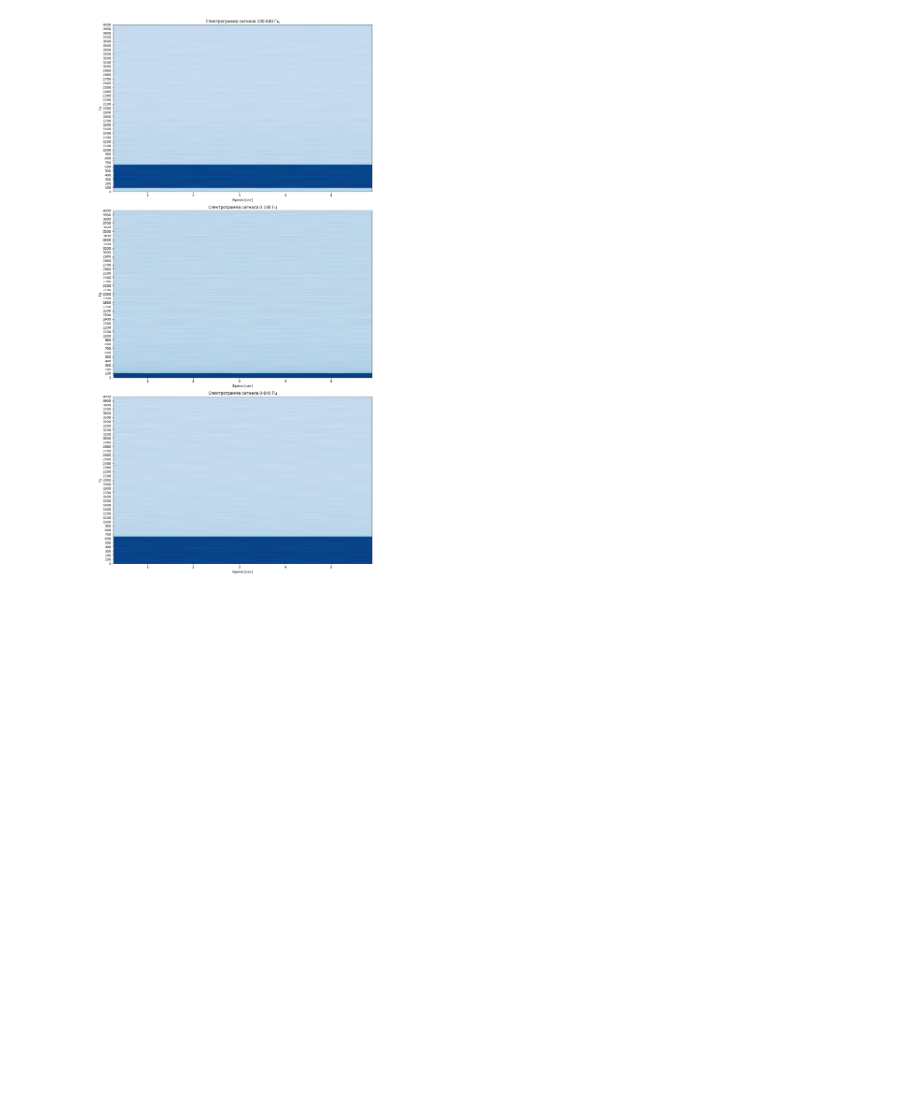
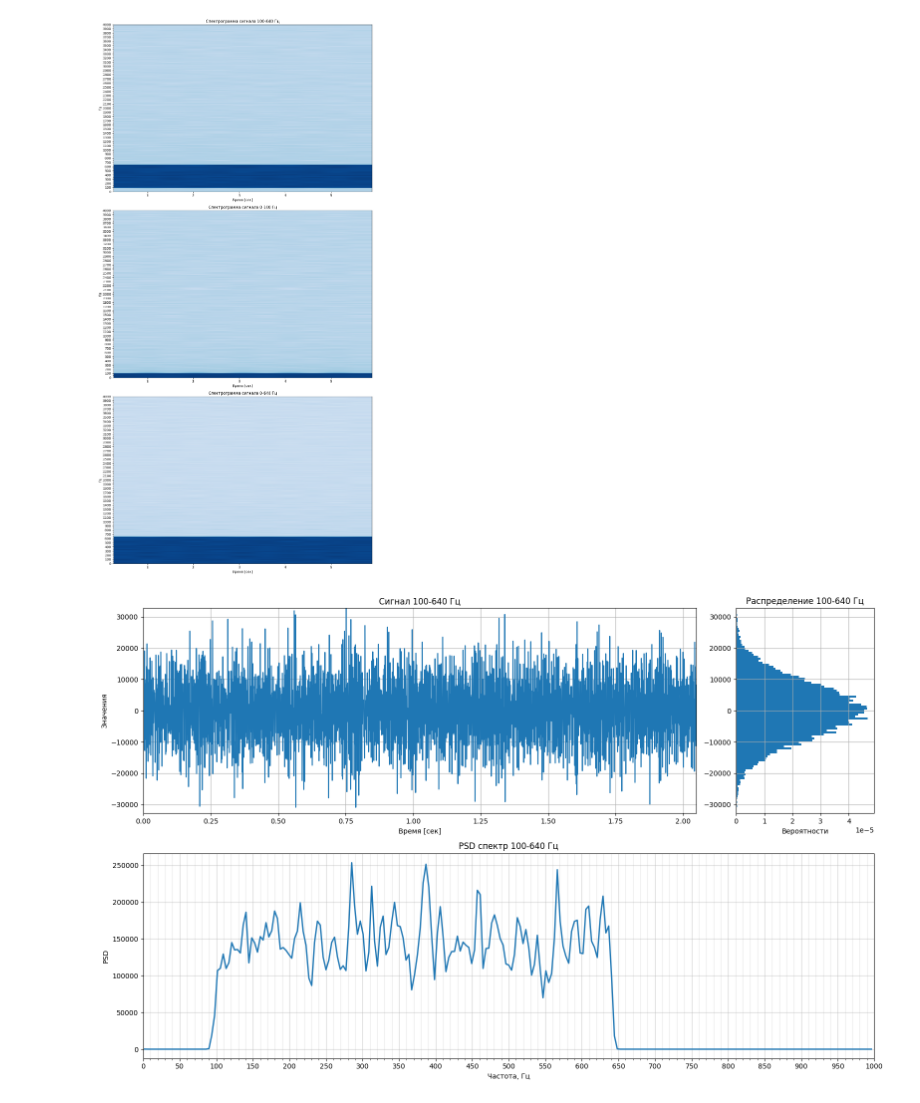
Before and after one commit to e-kolkhoz/tRNS, a Jupyter notebook: py_experiments/generator.ipynb, the cells around one changed output. Saved outputs shown, nothing was run; the diff lists cells and outputs as text; code cells hidden in the pictures; blank space fills up the shorter version.

```diff
--- a/py_experiments/generator.ipynb
+++ b/py_experiments/generator.ipynb
@@ -184,3 +184,55 @@ plt.show()
 save_wav(noise_100_640_16bit, 'noise_100_640_8000Hz_16bit.wav')
 save_wav(noise_0_640_16bit,   'noise_0_640_8000Hz_16bit.wav')
 save_wav(noise_0_100_16bit,   'noise_0_100_8000Hz_16bit.wav')
+# %%
+from scipy.signal import welch
+
+def plot_hist_to_ax(ax, signal, title):
+    ax.hist(signal, bins=100, density=True, orientation='horizontal')
+    ax.set_title(title)
+    ax.set_ylim(-32768, 32767)  # По Y - значения сигнала
+    # ax.set_ylabel('Значения')
+    ax.set_xlabel('Вероятности')
+    ax.grid()
+
+def plot_osc_to_ax(ax, signal, title, sample_rate=8000):
+    ax.plot(np.linspace(0, duration, len(signal), endpoint=False), signal)
+    ax.set_xlabel('Время [сек]')
+    ax.set_ylabel('Значения')
+    ax.set_ylim(-32768, 32767)
+    ax.set_xlim(0, duration)
+    ax.set_title(title)
+    ax.grid()
+
+
+def plot_psd_to_ax(ax, signal, title, max_freq=None, sample_rate=8000):
+    frequencies, psd = welch(signal, fs=sample_rate, nperseg=2048, noverlap=2047)
+    if not max_freq:
+        max_freq = sample_rate / 2
+    ind = frequencies < max_freq
+    ax.plot(frequencies[ind], psd[ind], linewidth=2)
+    ax.set_xlabel('Частота, Гц')
+    ax.set_ylabel('PSD')
+    ax.set_xlim(0, max_freq)
+    ax.set_title(title)
+    # Подробные тики: major каждые 50 Гц, minor каждые 10 Гц
+    ax.xaxis.set_major_locator(ticker.MultipleLocator(base=50))
+    ax.xaxis.set_minor_locator(ticker.MultipleLocator(base=10))
+    ax.grid(which='major', alpha=0.6)
+    ax.grid(which='minor', alpha=0.3)
+
+fig = plt.figure(figsize=(16, 10))
+gs = fig.add_gridspec(2, 2, height_ratios=[1, 1], width_ratios=[4, 1])
+
+ax_osc = fig.add_subplot(gs[0, 0])
+ax_hist = fig.add_subplot(gs[0, 1])
+ax_spec = fig.add_subplot(gs[1, :])  # Занимает обе колонки
+
+plot_osc_to_ax(ax_osc, noise_100_640_16bit, 'Сигнал 100-640 Гц')
+plot_hist_to_ax(ax_hist, noise_100_640_16bit, 'Распределение 100-640 Гц')
+plot_psd_to_ax(ax_spec, noise_100_640_16bit, 'PSD спектр 100-640 Гц', max_freq=1000)
+
+plt.tight_layout()
+plt.show()
+# %% [output]
+[figure, added]
```
Also changed, not shown: parts of 2 cells of this notebook.
